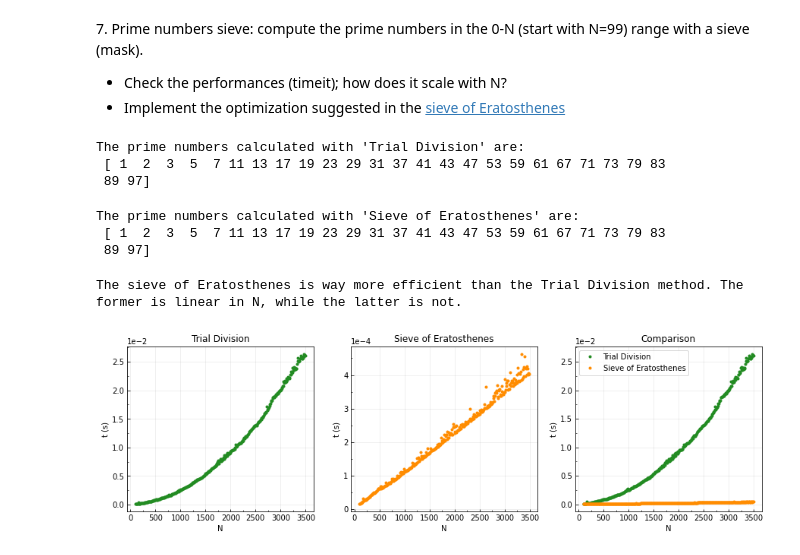
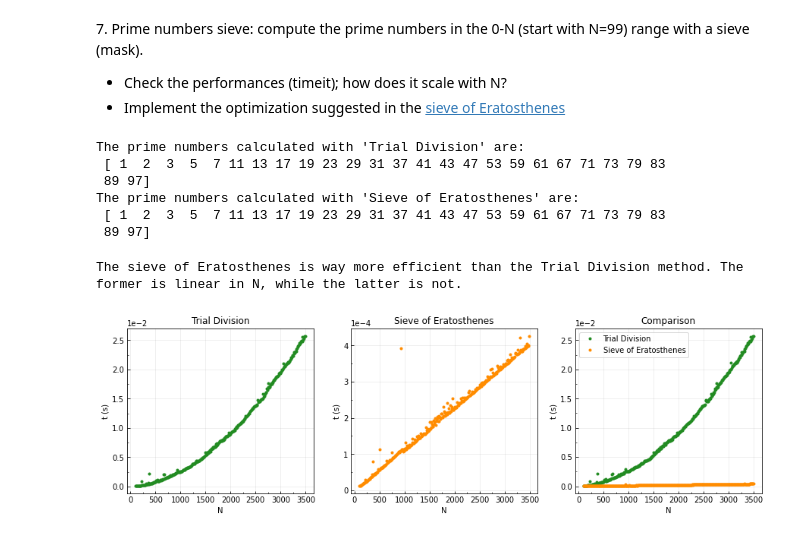
Before and after one commit to zucchett/HighLevelProgramming2021, a Jupyter notebook: 04ex_numpy.ipynb, the cells around one changed output. Saved outputs shown, nothing was run; the diff lists cells and outputs as text; code cells hidden in the pictures.

```diff
--- a/04ex_numpy.ipynb
+++ b/04ex_numpy.ipynb
@@ -222,9 +220,10 @@ Distance grid between cities in miles:
   * Check the performances (timeit); how does it scale with N?
   * Implement the optimization suggested in the [sieve of Eratosthenes](https://en.wikipedia.org/wiki/Sieve_of_Eratosthenes)
 # %%
-# ex 7.1 - Trial division
+# ex 7
 
-def maskprime(N):
+# 7.1 - Trial division
+def trialmask(N):
     """Function to create the mask to get the prime numbers in [0, N] range"""
     l = []
     for i in range(1, N):
@@ -242,32 +241,29 @@ def maskprime(N):
     mask=np.array(l)
     return mask
 
-mask = maskprime(100)
-print("The prime numbers calculated with 'Trial Division' are:\n", np.arange(1,100)[mask])
+# 7.2 - Sieve of Eratosthenes
+def sievemask(N):
+    """Function to create the mask to get the prime numbers in [0, N] range, with sieve of Eratosthenes"""
+    mask = [True] * N
+    for i in range (2, 8):
+        for j in range(2, N//2):
+            if(i*j > N):
+                break
+            else:
+                mask[i*j-1] = False
+    return mask
+
+mask_1 = trialmask(100)
+mask_2 = sievemask(100)
+print("The prime numbers calculated with 'Trial Division' are:\n", np.arange(1,100)[mask_1])
+print("The prime numbers calculated with 'Sieve of Eratosthenes' are:\n", np.arange(1,101)[mask_2])
 # %% [output]
 The prime numbers calculated with 'Trial Division' are:
  [ 1  2  3  5  7 11 13 17 19 23 29 31 37 41 43 47 53 59 61 67 71 73 79 83
  89 97]
+The prime numbers calculated with 'Sieve of Eratosthenes' are:
+ [ 1  2  3  5  7 11 13 17 19 23 29 31 37 41 43 47 53 59 61 67 71 73 79 83
+ 89 97]
-# %%
-# ex 7.2 - sieve of Eratosthenes
-
-def sievemask(N):
-    """Function to create the mask to get the prime numbers in [0, N] range, with sieve of Eratosthenes"""
-    mask = [True] * N
-    for i in range (2, 8):
-        for j in range(2, N//2):
-            if(i*j > N):
-                break
-            else:
-                mask[i*j-1] = False
-    return mask
-
-mask = sievemask(100)
-print("The prime numbers calculated with 'Sieve of Eratosthenes' are:\n", np.arange(1,101)[mask])
-# %% [output]
-The prime numbers calculated with 'Sieve of Eratosthenes' are:
- [ 1  2  3  5  7 11 13 17 19 23 29 31 37 41 43 47 53 59 61 67 71 73 79 83
- 89 97]
 # %%
 # grafical comparison of execution time
 
@@ -279,7 +275,7 @@ N = []
 
 for i in range(10, 350):
     start=time.time()
-    maskprime(10*i)
+    trialmask(10*i)
     t=(time.time()-start)
     timelist.append(t)
     start=time.time()
@@ -301,31 +297,31 @@ ax1.set_axisbelow(True)
 ax1.xaxis.set_minor_locator(AutoMinorLocator(2))
 ax1.yaxis.set_minor_locator(AutoMinorLocator(2))
 
 ax2.plot(N, timelist_sieve, '.', color='darkorange')
 ax2.title.set_text('Sieve of Eratosthenes')
 ax2.set_xlabel('N')
 ax2.set_ylabel('t (s)')
 ax2.tick_params(which='both', direction='in')
 ax2.ticklabel_format(axis='y', style='sci', scilimits=(0,0))
 ax2.grid(which='major', axis='both', alpha=0.25)
 ax2.set_axisbelow(True)
 ax2.xaxis.set_minor_locator(AutoMinorLocator(2))
 ax2.yaxis.set_minor_locator(AutoMinorLocator(2))
 
 ax3.plot(N, timelist, '.', color='forestgreen', label='Trial Division')
 ax3.title.set_text('Comparison')
 ax3.plot(N, timelist_sieve, '.', color='darkorange', label='Sieve of Eratosthenes')
 ax3.set_xlabel('N')
 ax3.set_ylabel('t (s)')
 ax3.tick_params(which='both', direction='in')
 ax3.ticklabel_format(axis='y', style='sci', scilimits=(0,0))
 ax3.grid(which='major', axis='both', alpha=0.25)
 ax3.set_axisbelow(True)
 ax3.xaxis.set_minor_locator(AutoMinorLocator(2))
 ax3.yaxis.set_minor_locator(AutoMinorLocator(2))
 ax3.legend()
 
 print('The sieve of Eratosthenes is way more efficient than the Trial Division method. The former is linear in N, while the latter is not.')
 # %% [output]
 The sieve of Eratosthenes is way more efficient than the Trial Division method. The former is linear in N, while the latter is not.
-[figure, old version]
+[figure, new version]
```
Also changed, not shown: parts of 1 cell of this notebook, 3 other files.
